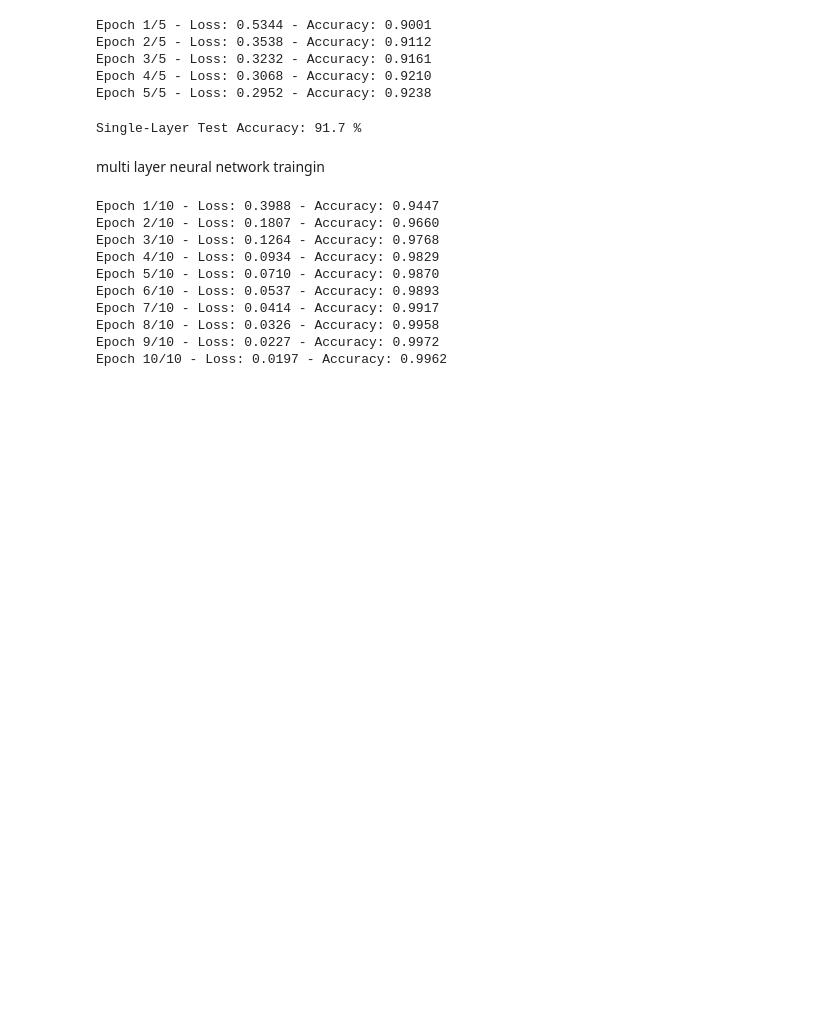
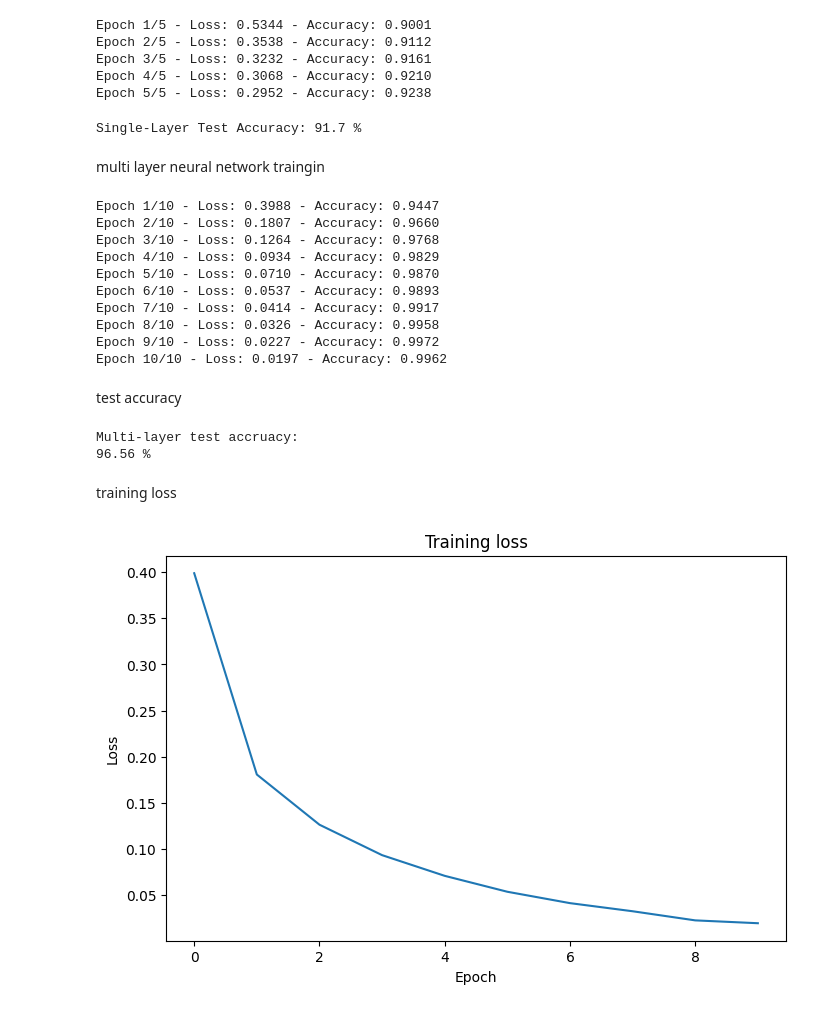
Before and after one commit to uzmaa29/dnn-and-hyperparameter-optimizer, a Jupyter notebook: DNN.ipynb, the cells around one changed output. Cells and saved outputs as stored; diff of their text form; code cells hidden in the pictures; blank space fills up the shorter version.

```diff
--- a/DNN.ipynb
+++ b/DNN.ipynb
@@ -567,3 +570,25 @@ Epoch 7/10 - Loss: 0.0414 - Accuracy: 0.9917
 Epoch 8/10 - Loss: 0.0326 - Accuracy: 0.9958
 Epoch 9/10 - Loss: 0.0227 - Accuracy: 0.9972
 Epoch 10/10 - Loss: 0.0197 - Accuracy: 0.9962
+# %% [markdown]
+test accuracy
+# %%
+test_accuracy = model.accuracy(X_test, y_test)
+
+print("Multi-layer test accruacy:")
+print(round(test_accuracy * 100, 2), "%")
+# %% [output]
+Multi-layer test accruacy:
+96.56 %
+# %% [markdown]
+training loss
+# %%
+plt.figure(figsize=(8,5))
+
+plt.plot(history["loss"])
+plt.xlabel("Epoch")
+plt.ylabel("Loss")
+plt.title("Training loss")
+plt.show()
+# %% [output]
+[figure, added]
```
Also changed, not shown: parts of 6 cells of this notebook.
